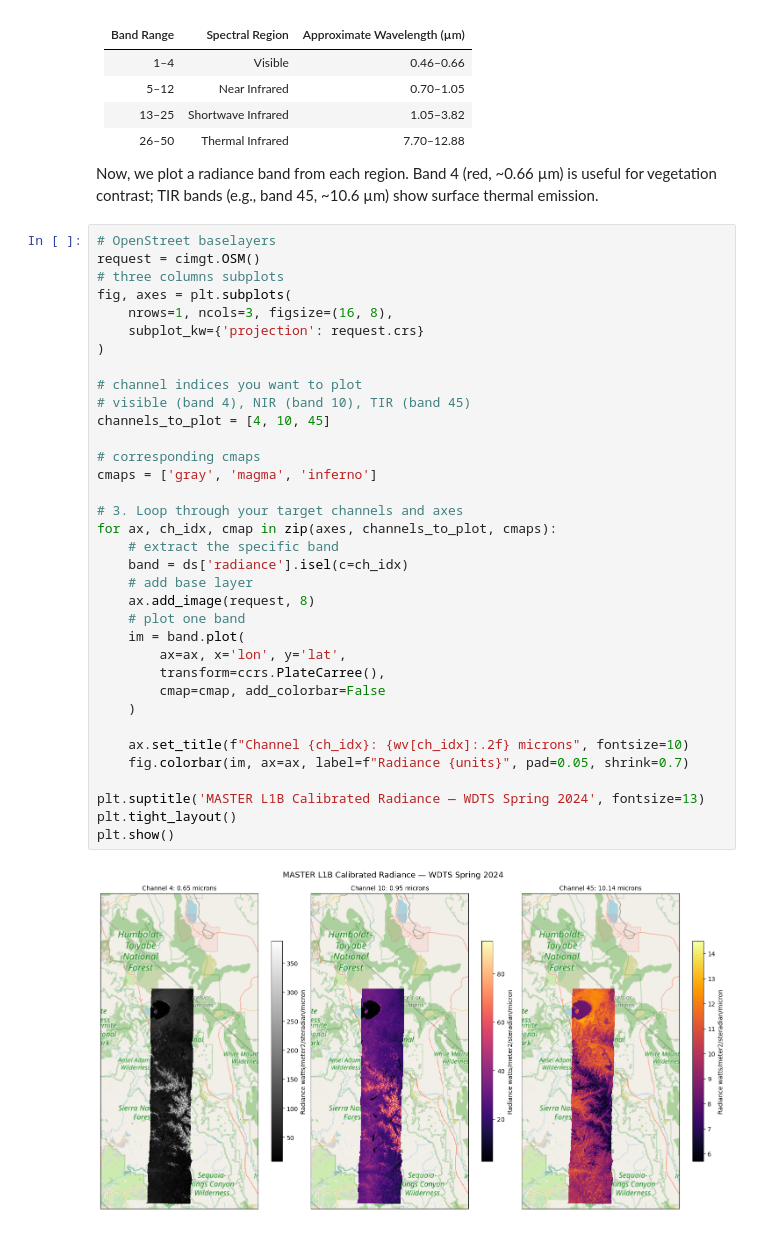
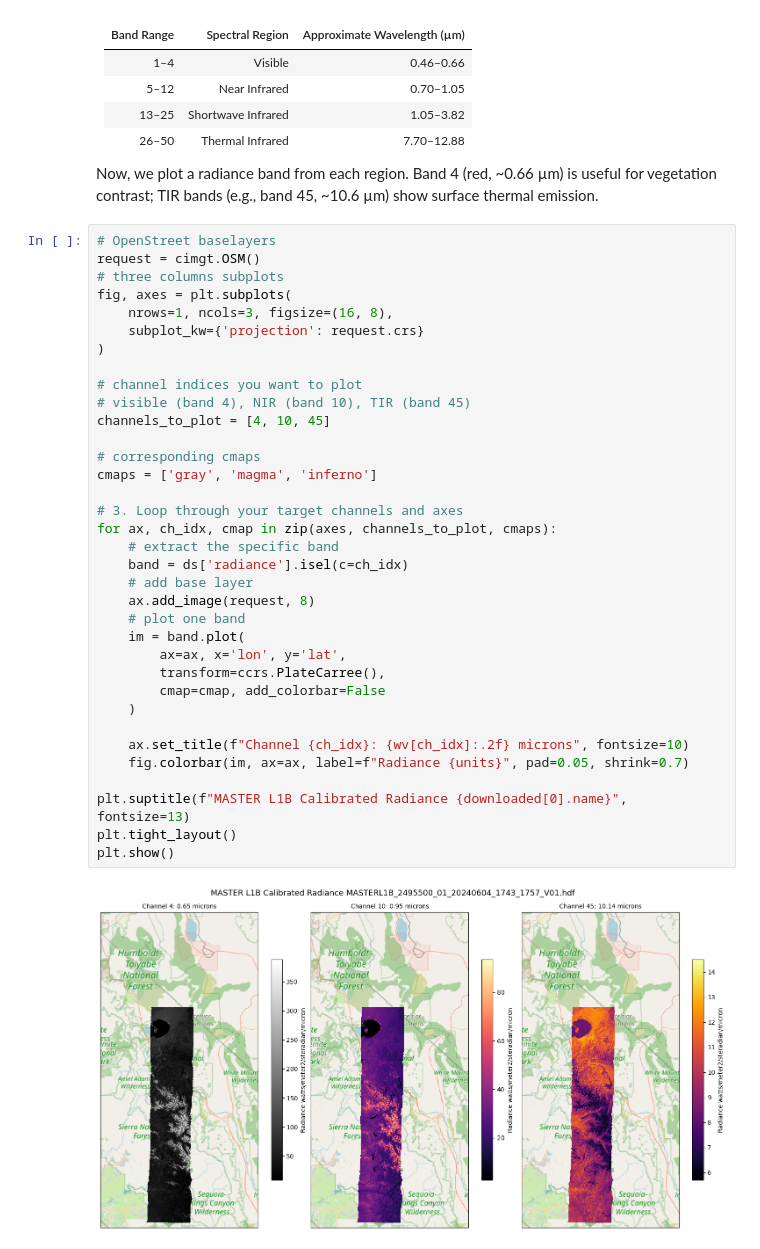
Before and after one commit to ornldaac/airborne, a Jupyter notebook: notebooks/master/MASTER_L1_access.ipynb, the cells around one changed output. Saved outputs shown, nothing was run; the diff lists cells and outputs as text.

```diff
--- a/notebooks/master/MASTER_L1_access.ipynb
+++ b/notebooks/master/MASTER_L1_access.ipynb
@@ -337,32 +338,32 @@ fig, axes = plt.subplots(
     nrows=1, ncols=3, figsize=(16, 8),
     subplot_kw={'projection': request.crs}
 )
 
 # channel indices you want to plot
 # visible (band 4), NIR (band 10), TIR (band 45)
 channels_to_plot = [4, 10, 45]
 
 # corresponding cmaps
 cmaps = ['gray', 'magma', 'inferno']
 
 # 3. Loop through your target channels and axes
 for ax, ch_idx, cmap in zip(axes, channels_to_plot, cmaps):
     # extract the specific band
     band = ds['radiance'].isel(c=ch_idx)
     # add base layer
     ax.add_image(request, 8)
     # plot one band
     im = band.plot(
         ax=ax, x='lon', y='lat',
         transform=ccrs.PlateCarree(),
         cmap=cmap, add_colorbar=False
     )
 
     ax.set_title(f"Channel {ch_idx}: {wv[ch_idx]:.2f} microns", fontsize=10)
     fig.colorbar(im, ax=ax, label=f"Radiance {units}", pad=0.05, shrink=0.7)
 
-plt.suptitle('MASTER L1B Calibrated Radiance — WDTS Spring 2024', fontsize=13)
+plt.suptitle(f"MASTER L1B Calibrated Radiance {downloaded[0].name}", fontsize=13)
 plt.tight_layout()
 plt.show()
 # %% [output]
-[figure, old version]
+[figure, new version]
```
Also changed, not shown: parts of 1 cell of this notebook, 2 other files.
